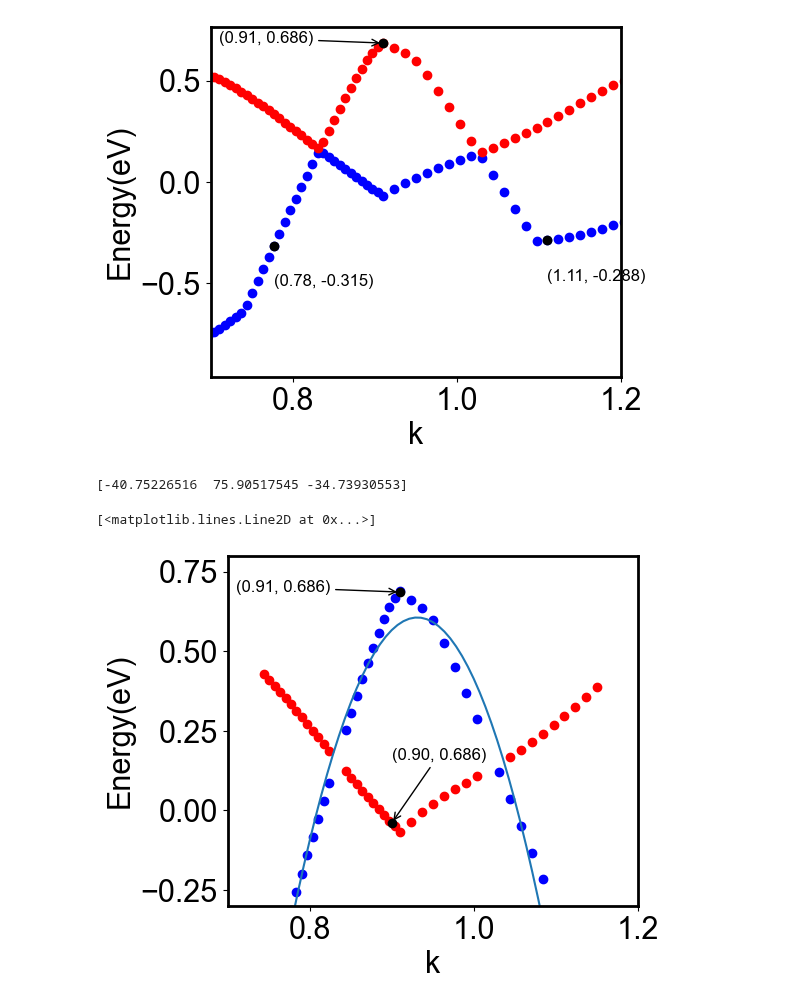
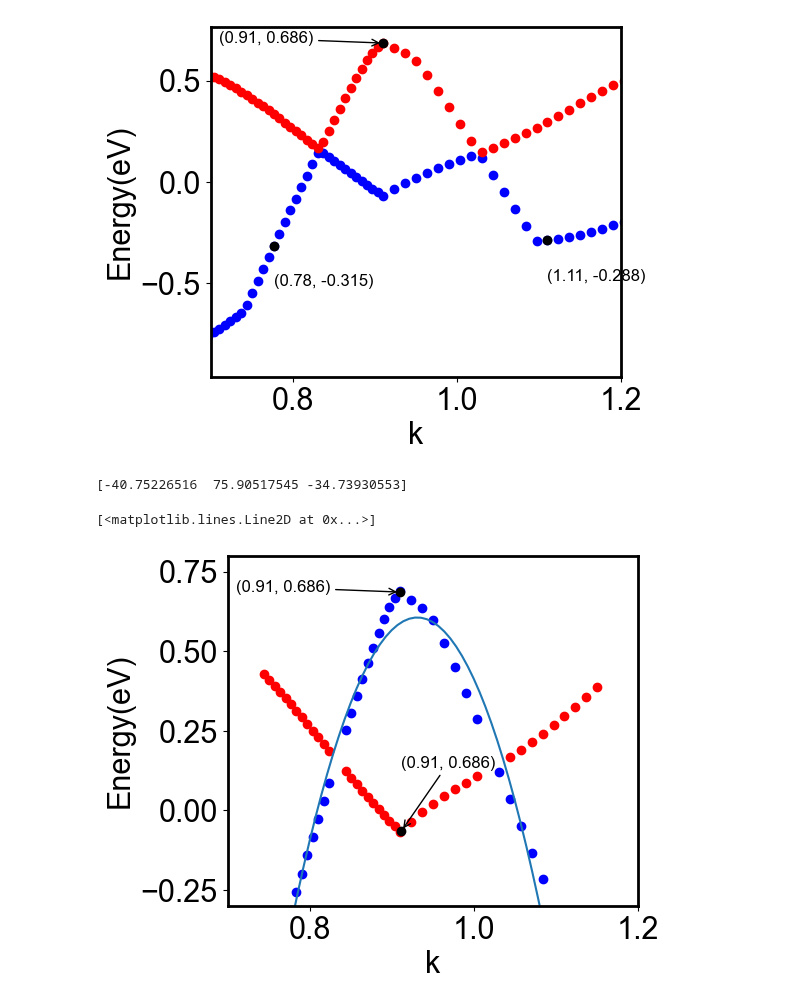
Before and after one commit to Normanthen/TE_Calculation, a Jupyter notebook: TiS/Fitting/Fitting_TiS.ipynb, the cells around one changed output. Drawn from its saved outputs; the diff is of its cells as text; code cells hidden in the pictures.

```diff
--- a/TiS/Fitting/Fitting_TiS.ipynb
+++ b/TiS/Fitting/Fitting_TiS.ipynb
@@ -253,7 +253,7 @@ ax.set_ylim(-0.3,0.8)
 
 # Specify the point where you want to determine the value
 dsrd_kvv = 0.91
-dsrd_kcc= 0.9
+dsrd_kcc= 0.912
 
 # Find the corresponding highest y-value
 dsrd_Ekvv = np.interp(dsrd_kvv, kvv, Ekvv-fermi) #interpolation to determine max value of conduction bands
@@ -275,31 +275,31 @@ ax.annotate(f'({dsrd_kcc:.2f}, {dsrd_Ekvv:.3f})',
              arrowprops=dict(facecolor='black', arrowstyle='->'),
              fontsize='12',
              )
 
 #--------------------------------------------------------------------
 #Curve Fitting
 #--------------------------------------------------------------------
 
 #define a function
 
 #Parabolic band
 def DEv(k,q,r,E_0):
     return q*k**2+r*k+E_0
 
 #Linear band (left)
 
 #Linear band (right)
 
 #Fitting
 
 #Parabolic band
 popt,pcov= curve_fit(DEv, kvv, Ekvv-fermi)
 print(popt)
 
 #Plotting fitted parameters
 xfit=np.linspace(0.75, 1.1, 50)
 ax.plot(xfit, DEv(xfit, *popt))
 # %% [output]
 [-40.75226516  75.90517545 -34.73930553]
 [<matplotlib.lines.Line2D at 0x...>]
-[figure, old version]
+[figure, new version]
```
